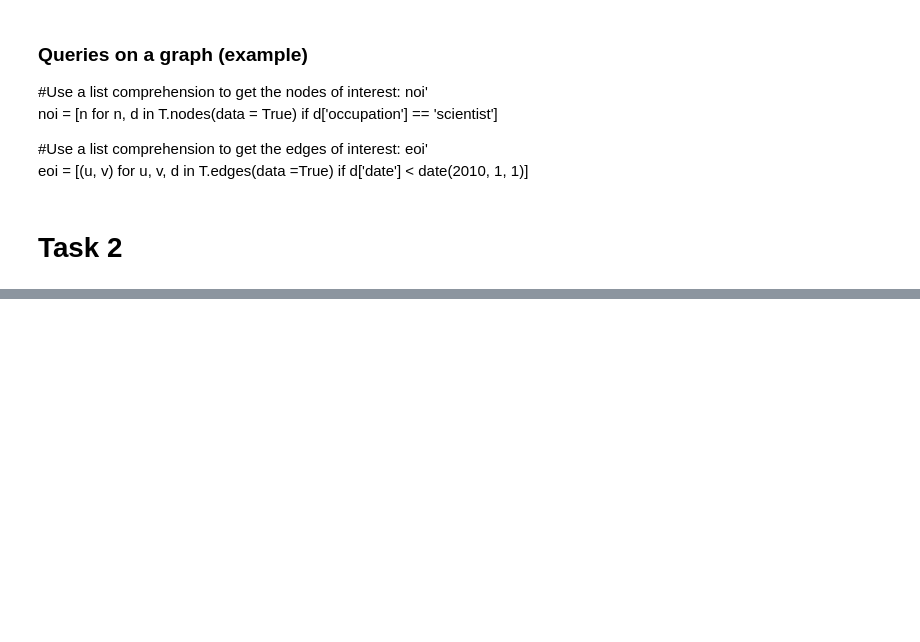
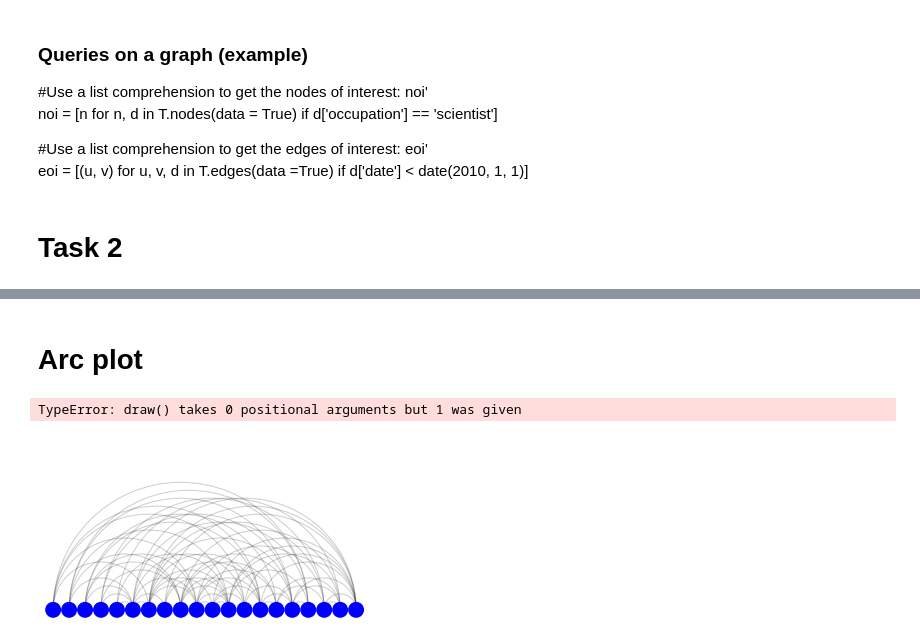
Before and after one commit to azizulkawser/social_network_analysis, a Jupyter notebook: SNA_Tutorial.ipynb, the cells around one changed output, grey strips where cells are left out. Drawn from its saved outputs; the diff is of its cells as text; code cells hidden in the pictures; blank space fills up the shorter version.

```diff
--- a/SNA_Tutorial.ipynb
+++ b/SNA_Tutorial.ipynb
@@ -266,0 +239,12 @@ print(my_object)
+# %% [markdown]
+# Arc plot
+# %%
+import nxviz as nv
+#from nxviz.plots import ArcPlot
+
+arc_plot = nv.ArcPlot(G_1)
+arc_plot.draw()
+plt.show()
+# %% [output]
+TypeError: draw() takes 0 positional arguments but 1 was given
+[figure, added]
```
Also changed, not shown: parts of 21 cells of this notebook.
